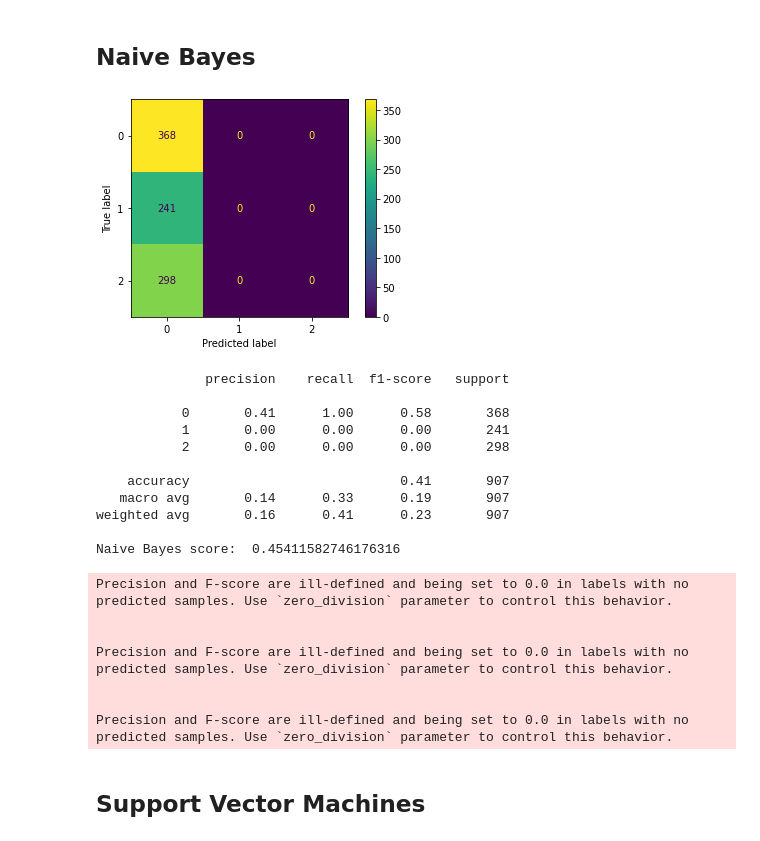
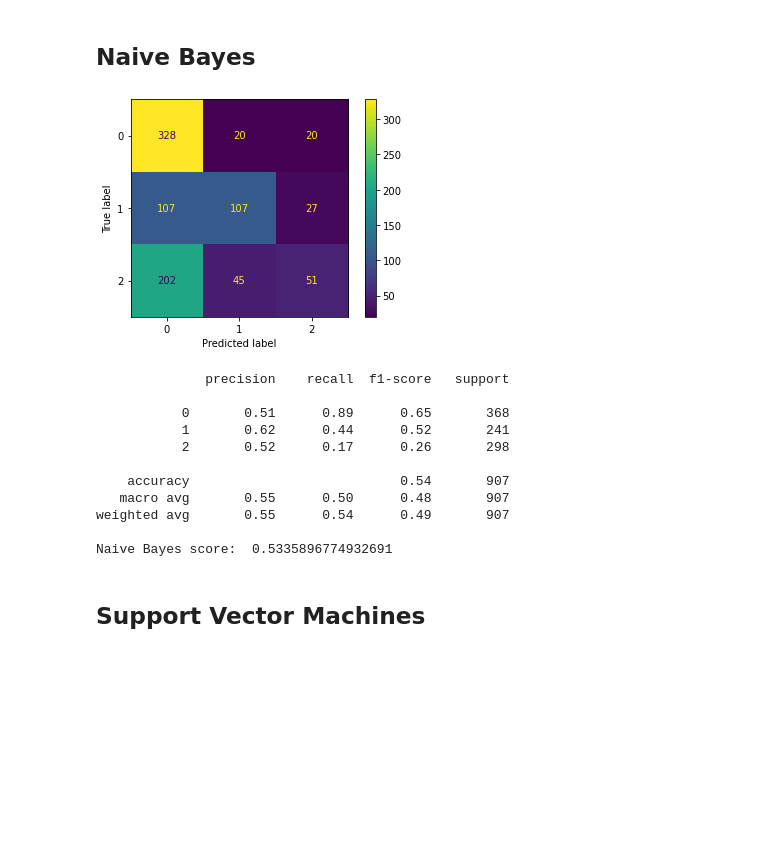
Before and after one commit to YifaNNW/Mini-Project, a Jupyter notebook: LOBs_analysis.ipynb, the cells around one changed output. Saved outputs shown, nothing was run; the diff lists cells and outputs as text; code cells hidden in the pictures; blank space fills up the shorter version.

Commit message:
Change Naive bayes model and dataset

```diff
--- a/LOBs_analysis.ipynb
+++ b/LOBs_analysis.ipynb
@@ -153,11 +153,11 @@ X_minmaxScaled = mms.fit_transform(X)
 # Build Machine Learning Model
 ## Naive Bayes
 # %%
-from sklearn.naive_bayes import MultinomialNB
-MNBModel = MultinomialNB()
+from sklearn.naive_bayes import GaussianNB
+GNBModel = GaussianNB()
 print('Before scaling:')
-MNBModel_NoSca = fitAndTest(MNBModel, X_train, X_test, y_train, y_test)
+GNBModel_NoSca = fitAndTest(GNBModel, X_train, X_test, y_train, y_test)
 print('After scaling:')
-MNBModel_Sca = fitAndTest(MNBModel, X_train_minmaxScaled, X_test_minmaxScaled, y_train, y_test)
+GNBModel_Sca = fitAndTest(GNBModel, X_train_minmaxScaled, X_test_minmaxScaled, y_train, y_test)
 # %% [output]
 Before scaling:
@@ -241,9 +252,0 @@ from sklearn.model_selection import GridSearchCV
-# %%
-para_dict = {
-    'alpha' : [0.001,0.01,0.1,1,10,100,1000]
-}
-grid = GridSearchCV(MNBModel, para_dict, cv=5, scoring='accuracy', return_train_score=False)
-grid.fit(X_minmaxScaled, y)
-pd.DataFrame(grid.cv_results_)[['mean_test_score', 'params']]
-print('The best model s accuracy: {:.3f}'.format(grid.best_score_))
-print('Used values:', grid.best_params_)
@@ -259,7 +259,7 @@ para_dict = {
     'C': [0.001,0.01,0.1,1,10,100,1000]
 }
 grid = GridSearchCV(SVCModel, para_dict, cv=5, scoring='accuracy', return_train_score=False)
-grid.fit(X_minmaxScaled, y)
+grid.fit(X_train_minmaxScaled, y_train)
 pd.DataFrame(grid.cv_results_)[['mean_test_score', 'params']]
 print('The best model s accuracy: {:.3f}'.format(grid.best_score_))
 print('Used values:', grid.best_params_)
@@ -389,41 +393,34 @@ def CVScore(model, X, y):
 ## Naive Bayes
 # %%
 # Confusion matrix
-MNBModel = MultinomialNB(alpha=0.001)
-MNBModel.fit(X_train_minmaxScaled, y_train)
-MNBPrediction = MNBModel.predict(X_test_minmaxScaled)
+GNBModel = GaussianNB()
+GNBModel.fit(X_train_minmaxScaled, y_train)
+MNBPrediction = GNBModel.predict(X_test_minmaxScaled)
 cm = confusion_matrix(y_test,MNBPrediction)
 disp = ConfusionMatrixDisplay(confusion_matrix=cm)
 disp.plot()
 plt.show()
 
 # Metrics
 NBReport = classification_report(y_test, MNBPrediction)
 print(NBReport)
 
 # Cross Validation
 MNBScore = CVScore(MNBModel, X_train, y_train)
 print("Naive Bayes score: ", MNBScore)
 # %% [output]
-[figure, old version]
+[figure, new version]
               precision    recall  f1-score   support
 
-           0       0.41      1.00      0.58       368
-           1       0.00      0.00      0.00       241
-           2       0.00      0.00      0.00       298
+           0       0.51      0.89      0.65       368
+           1       0.62      0.44      0.52       241
+           2       0.52      0.17      0.26       298
 
-    accuracy                           0.41       907
-   macro avg       0.14      0.33      0.19       907
-weighted avg       0.16      0.41      0.23       907
+    accuracy                           0.54       907
+   macro avg       0.55      0.50      0.48       907
+weighted avg       0.55      0.54      0.49       907
 
-Naive Bayes score:  0.45411582746176316
+Naive Bayes score:  0.5335896774932691
-Precision and F-score are ill-defined and being set to 0.0 in labels with no predicted samples. Use `zero_division` parameter to control this behavior.
-
-
-Precision and F-score are ill-defined and being set to 0.0 in labels with no predicted samples. Use `zero_division` parameter to control this behavior.
-
-
-Precision and F-score are ill-defined and being set to 0.0 in labels with no predicted samples. Use `zero_division` parameter to control this behavior.
 # %% [markdown]
 ## Support Vector Machines
 # %%
```
Also changed, not shown: parts of 21 cells of this notebook.
